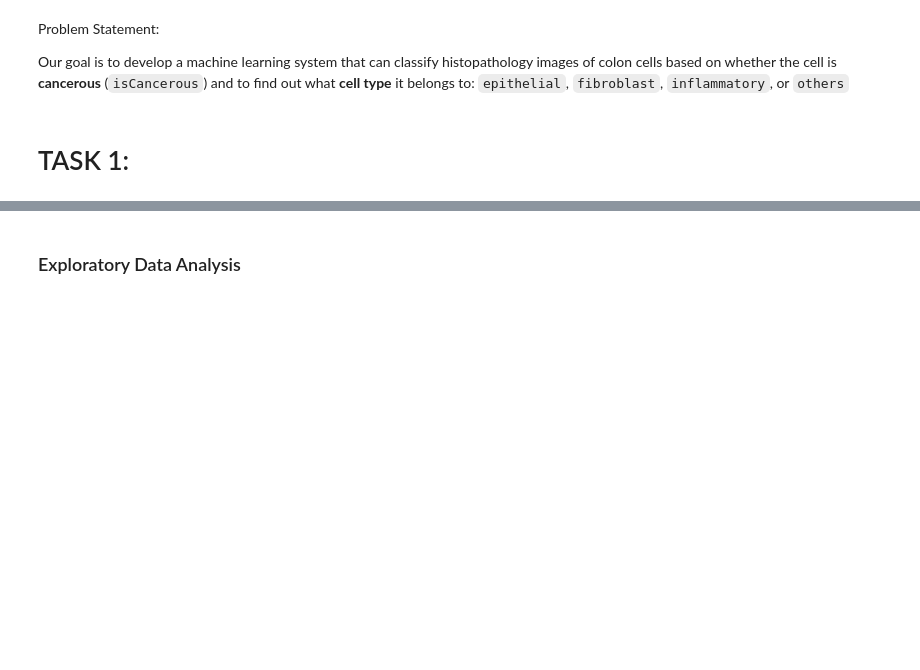
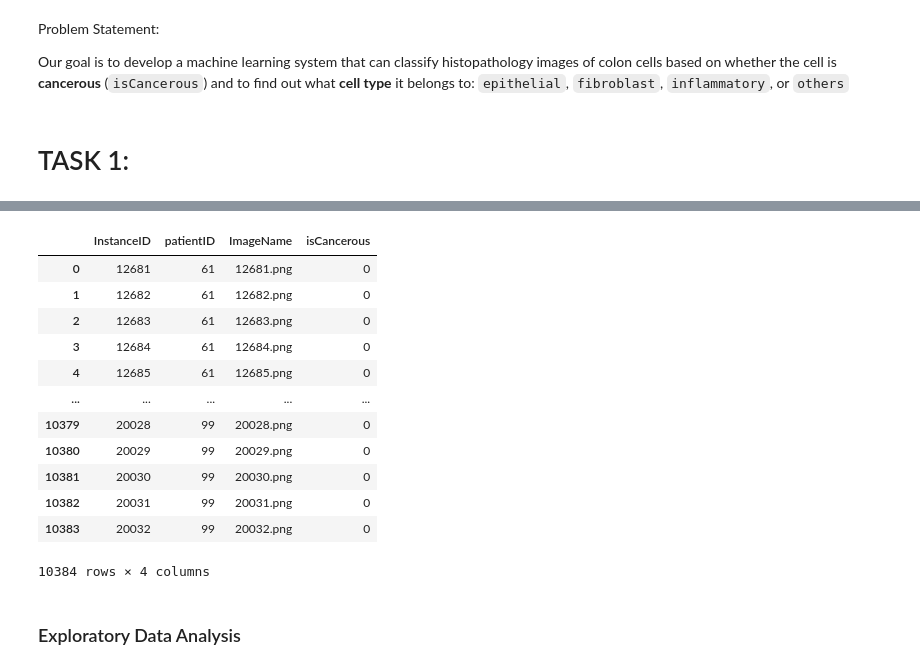
Before and after one commit to aryabad/ML_A2, a Jupyter notebook: ML_A2_95.ipynb, the cells around one changed output, grey strips where cells are left out. Cells and saved outputs as stored; diff of their text form; code cells hidden in the pictures; blank space fills up the shorter version.

```diff
--- a/ML_A2_95.ipynb
+++ b/ML_A2_95.ipynb
@@ -40,3 +56,19 @@ extra_data = pd.read_csv("Image_classification_data/data_labels_extraData.csv")
+# %%
+extra_data
+# %% [output]
+|  | InstanceID | patientID | ImageName | isCancerous |
+| 0 | 12681 | 61 | 12681.png | 0 |
+| 1 | 12682 | 61 | 12682.png | 0 |
+| 2 | 12683 | 61 | 12683.png | 0 |
+| 3 | 12684 | 61 | 12684.png | 0 |
+| 4 | 12685 | 61 | 12685.png | 0 |
+| ... | ... | ... | ... | ... |
+| 10379 | 20028 | 99 | 20028.png | 0 |
+| 10380 | 20029 | 99 | 20029.png | 0 |
+| 10381 | 20030 | 99 | 20030.png | 0 |
+| 10382 | 20031 | 99 | 20031.png | 0 |
+| 10383 | 20032 | 99 | 20032.png | 0 |
+10384 rows × 4 columns
 # %%
 IMAGE_DIR = "Image_classification_data/patch_images/"
 # %% [markdown]
```
Also changed, not shown: parts of 4 cells of this notebook.
